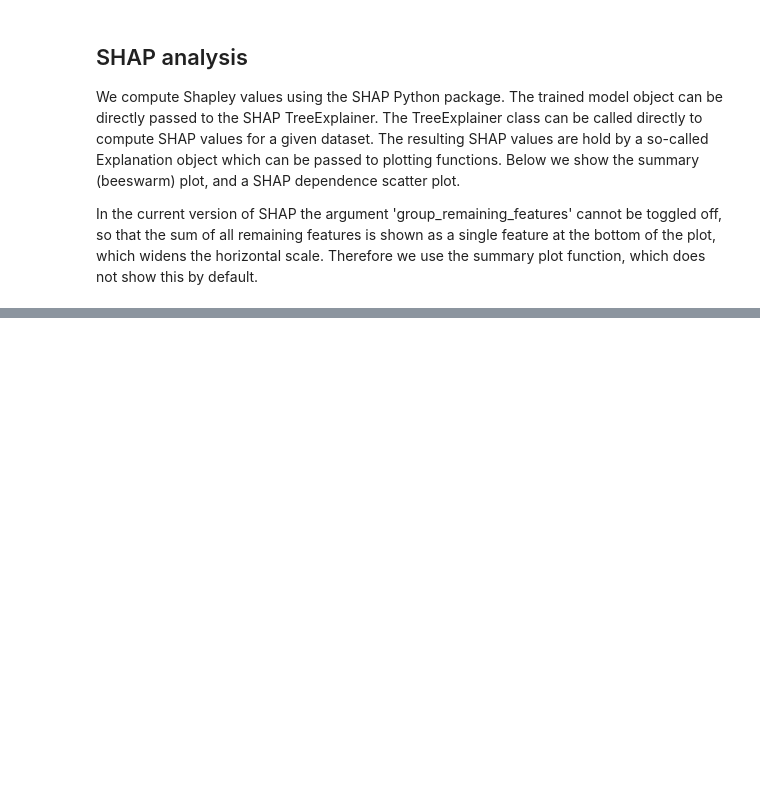
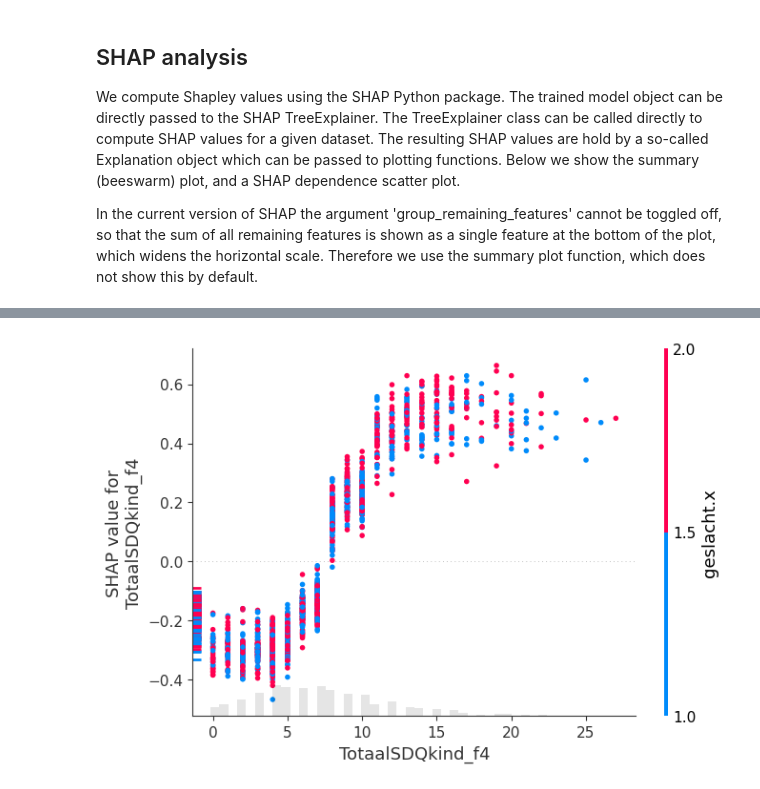
Before and after one commit to philiprn/abcd, a Jupyter notebook: CatBoost-SDQ.ipynb, the cells around one changed output, grey strips where cells are left out. Saved outputs shown, nothing was run; the diff lists cells and outputs as text; code cells hidden in the pictures; blank space fills up the shorter version.

```diff
--- a/CatBoost-SDQ.ipynb
+++ b/CatBoost-SDQ.ipynb
@@ -265,0 +286,4 @@ shap.plots.scatter(shap_values[:,"TotaalSDQkind_f4"], color=shap_values[:,"gesla
+# %%
+shap.plots.scatter(shap_values[:,"TotaalSDQkind_f4"], color=shap_values[:,'geslacht.x'])
+# %% [output]
+[figure, added]
```
Also changed, not shown: parts of 7 cells of this notebook.
